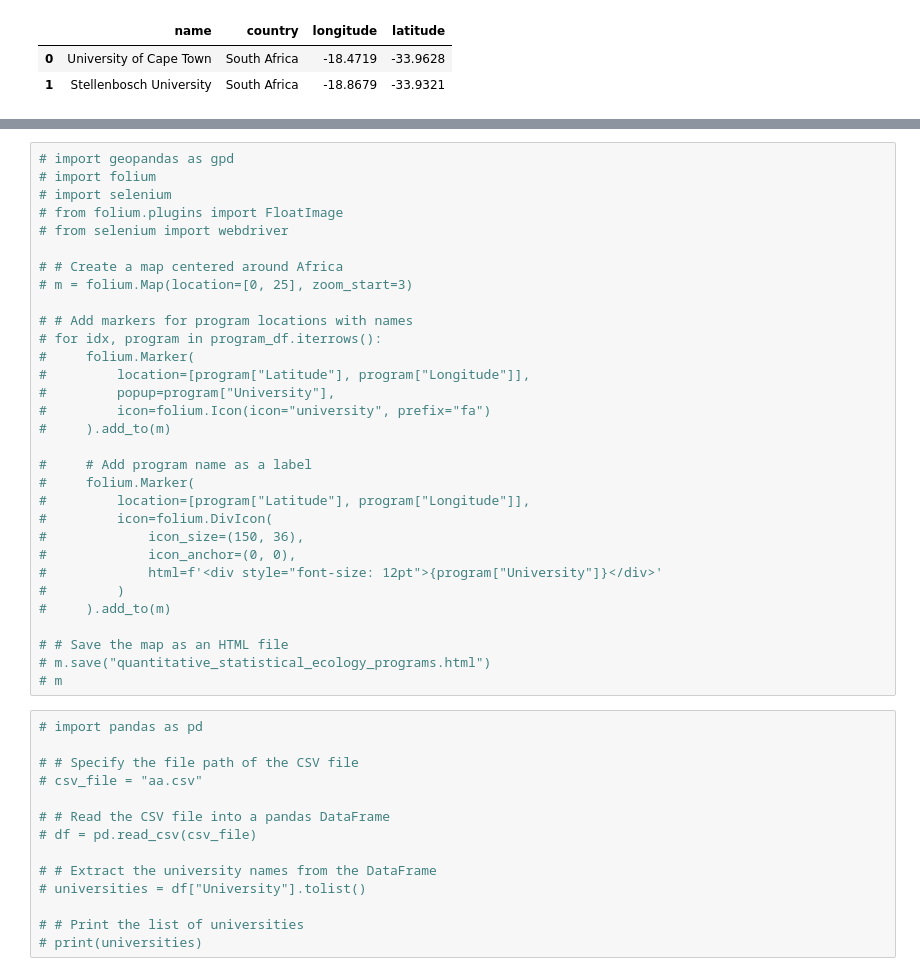
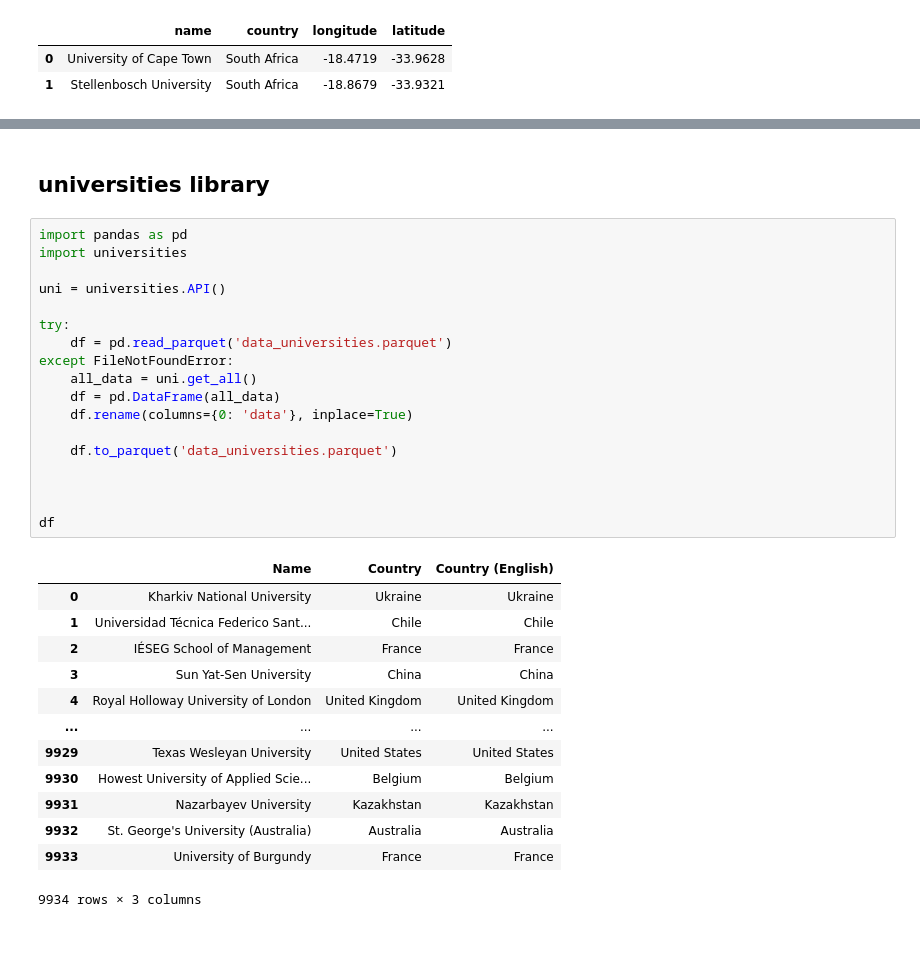
Before and after one commit to asmaatbaeen/African-universities-quantitative-ecology, a Jupyter notebook: unies_all.ipynb, the cells around one changed output, grey strips where cells are left out. Saved outputs shown, nothing was run; the diff lists cells and outputs as text; blank space fills up the shorter version.

```diff
--- a/unies_all.ipynb
+++ b/unies_all.ipynb
@@ -67,45 +77,34 @@ plt.show()
-# %%
-# import geopandas as gpd
-# import folium
-# import selenium
-# from folium.plugins import FloatImage
-# from selenium import webdriver
-
-# # Create a map centered around Africa
-# m = folium.Map(location=[0, 25], zoom_start=3)
-
-# # Add markers for program locations with names
-# for idx, program in program_df.iterrows():
-#     folium.Marker(
-#         location=[program["Latitude"], program["Longitude"]],
-#         popup=program["University"],
-#         icon=folium.Icon(icon="university", prefix="fa")
-#     ).add_to(m)
-
-#     # Add program name as a label
-#     folium.Marker(
-#         location=[program["Latitude"], program["Longitude"]],
-#         icon=folium.DivIcon(
-#             icon_size=(150, 36),
-#             icon_anchor=(0, 0),
-#             html=f'<div style="font-size: 12pt">{program["University"]}</div>'
-#         )
-#     ).add_to(m)
-
-# # Save the map as an HTML file
-# m.save("quantitative_statistical_ecology_programs.html")
-# m
-# %%
-# import pandas as pd
-
-# # Specify the file path of the CSV file
-# csv_file = "aa.csv"
-
-# # Read the CSV file into a pandas DataFrame
-# df = pd.read_csv(csv_file)
-
-# # Extract the university names from the DataFrame
-# universities = df["University"].tolist()
-
-# # Print the list of universities
-# print(universities)
+# %% [markdown]
+## universities library
+# %%
+import pandas as pd
+import universities
+
+uni = universities.API()
+
+try:
+    df = pd.read_parquet('data_universities.parquet')
+except FileNotFoundError:
+    all_data = uni.get_all()
+    df = pd.DataFrame(all_data)
+    df.rename(columns={0: 'data'}, inplace=True)
+
+    df.to_parquet('data_universities.parquet')
+
+
+
+df
+# %% [output]
+|  | Name | Country | Country (English) |
+| 0 | Kharkiv National University | Ukraine | Ukraine |
+| 1 | Universidad Técnica Federico Sant... | Chile | Chile |
+| 2 | IÉSEG School of Management | France | France |
+| 3 | Sun Yat-Sen University | China | China |
+| 4 | Royal Holloway University of London | United Kingdom | United Kingdom |
+| ... | ... | ... | ... |
+| 9929 | Texas Wesleyan University | United States | United States |
+| 9930 | Howest University of Applied Scie... | Belgium | Belgium |
+| 9931 | Nazarbayev University | Kazakhstan | Kazakhstan |
+| 9932 | St. George's University (Australia) | Australia | Australia |
+| 9933 | University of Burgundy | France | France |
+9934 rows × 3 columns
```
Also changed, not shown: parts of 15 cells of this notebook, 3 other files.
